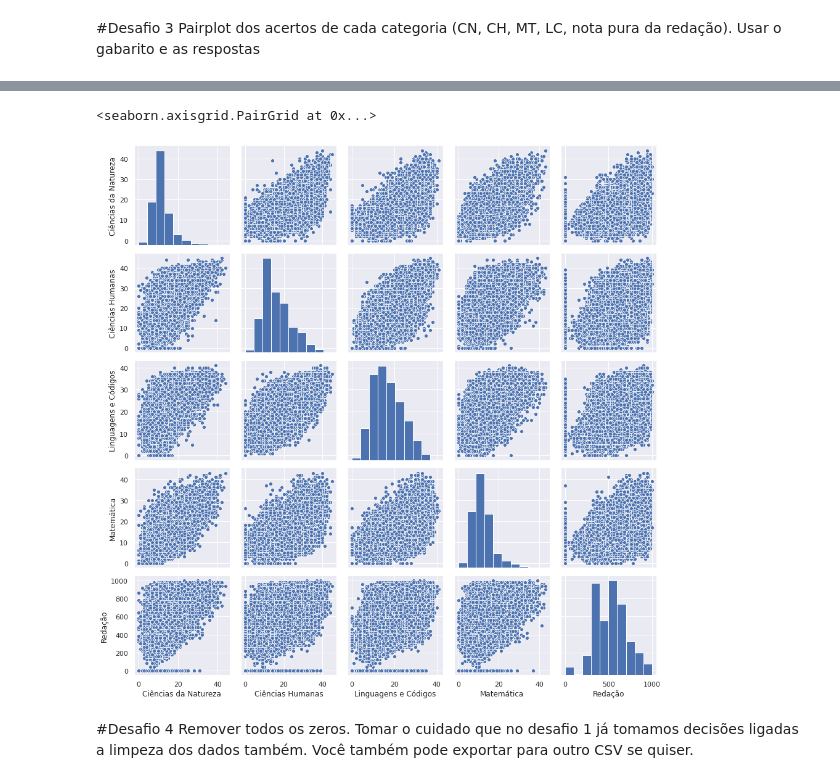
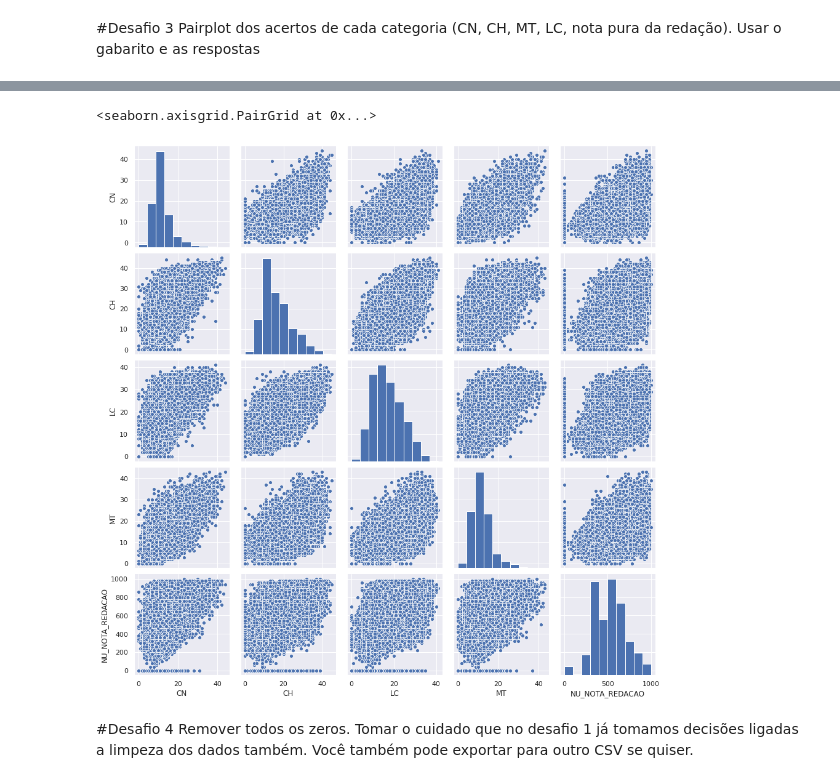
Before and after one commit to RobsonCrLira/QuarentenaDadosAlura, a Jupyter notebook: Desafios_Aula_4.ipynb, the cells around one changed output, grey strips where cells are left out. Drawn from its saved outputs; the diff is of its cells as text; code cells hidden in the pictures.

Commit message:
Correções e melhorias em códigos do Desafios da aula 4 e 5

```diff
--- a/Desafios_Aula_4.ipynb
+++ b/Desafios_Aula_4.ipynb
@@ -128,12 +121,12 @@ def contagem_de_acertos(aluno,materia):
 
   return sum(a==b for a, b in zip(respostas, gabarito))
 # %%
-dados_acertos = gabarito_resposta.copy()
+acertos = gabarito_resposta.copy()
 
-dados_acertos['NU_RESPOSTAS_CORRETAS_CN'] = dados_acertos.apply(contagem_de_acertos, materia='CN', axis=1)
-dados_acertos['NU_RESPOSTAS_CORRETAS_CH'] = dados_acertos.apply(contagem_de_acertos, materia='CH', axis=1)
-dados_acertos['NU_RESPOSTAS_CORRETAS_LC'] = dados_acertos.apply(contagem_de_acertos, materia='LC', axis=1)
-dados_acertos['NU_RESPOSTAS_CORRETAS_MT'] = dados_acertos.apply(contagem_de_acertos, materia='MT', axis=1)
+acertos['CN'] = acertos.apply(contagem_de_acertos, materia='CN', axis=1)
+acertos['CH'] = acertos.apply(contagem_de_acertos, materia='CH', axis=1)
+acertos['LC'] = acertos.apply(contagem_de_acertos, materia='LC', axis=1)
+acertos['MT'] = acertos.apply(contagem_de_acertos, materia='MT', axis=1)
 # %%
 dados_acertos.head()
 # %% [output]
@@ -143,15 +136,11 @@ dados_acertos.head()
 | 3 | BBDEDDDCDACDADBBBCEAACAAAACECBCAD... | DABECDAECBADCAECDDAECAEDBDDDCABDE... | AEDBB99999DDADECBBEEADABBBECAEBCC... | DEBEBEABDABECACDDDECBBDDBCBBCABDA... | ACEDEAEAEBECAADABBDBCEDEDDCDDABCC... | ECCBBEBEDBEDBDDAEECDECBECACDEDEEC... | ... |
 | 6 | BBCCAAECEACBCADDAECABCEBDDADCCEAC... | ABBADAEAACCABAABCACBEBADCDECABCCD... | 99999EEABBDEEBAECBBACBEACBDCBDDCE... | CCECCBDECCEBABADBDAACEBDBBCEEACDC... | ACEDEAEAEBECAADABBDBCEDEDDCDDABCC... | ECCBBEBEDBEDBDDAEECDECBECACDEDEEC... | ... |
 | 8 | CEDADAADADEBBAEABCBEDEBCEBEEDCAAC... | BEECACBAEECEBDEEADEDEDEBDBAACBBAD... | CBBDE99999ECAEBABACEEBCABBADAEACC... | BDCADDBCDBDBEBCEDADCEBBACECBAAEBD... | EBBEBACEDDEDDCBCCACBDDDAECAADBCEA... | CDECAABBDDECBEEDBEBBEBEDEEEBCEAEE... | ... |
-# %%
-num_questoes_acertadas = dados_acertos[['NU_RESPOSTAS_CORRETAS_CN', 'NU_RESPOSTAS_CORRETAS_CH', 'NU_RESPOSTAS_CORRETAS_LC', 'NU_RESPOSTAS_CORRETAS_MT', 'NU_NOTA_REDACAO']]
-num_questoes_acertadas.columns = ['Ciências da Natureza', 'Ciências Humanas', 'Linguagens e Códigos', 'Matemática', 'Redação']
-
-sns.set()
-sns.pairplot(num_questoes_acertadas)
-# %% [output]
-<seaborn.axisgrid.PairGrid at 0x...>
-[figure, removed]
+# %%
+sns.pairplot(acertos[['CN', 'CH', 'LC', 'MT', 'NU_NOTA_REDACAO']])
+# %% [output]
+<seaborn.axisgrid.PairGrid at 0x...>
+[figure, added]
 # %% [markdown]
 #Desafio 4
 Remover todos os zeros. Tomar o cuidado que no desafio 1 já tomamos decisões ligadas a limpeza dos dados também. Você também pode exportar para outro CSV se quiser.
```
Also changed, not shown: parts of 51 cells of this notebook.
